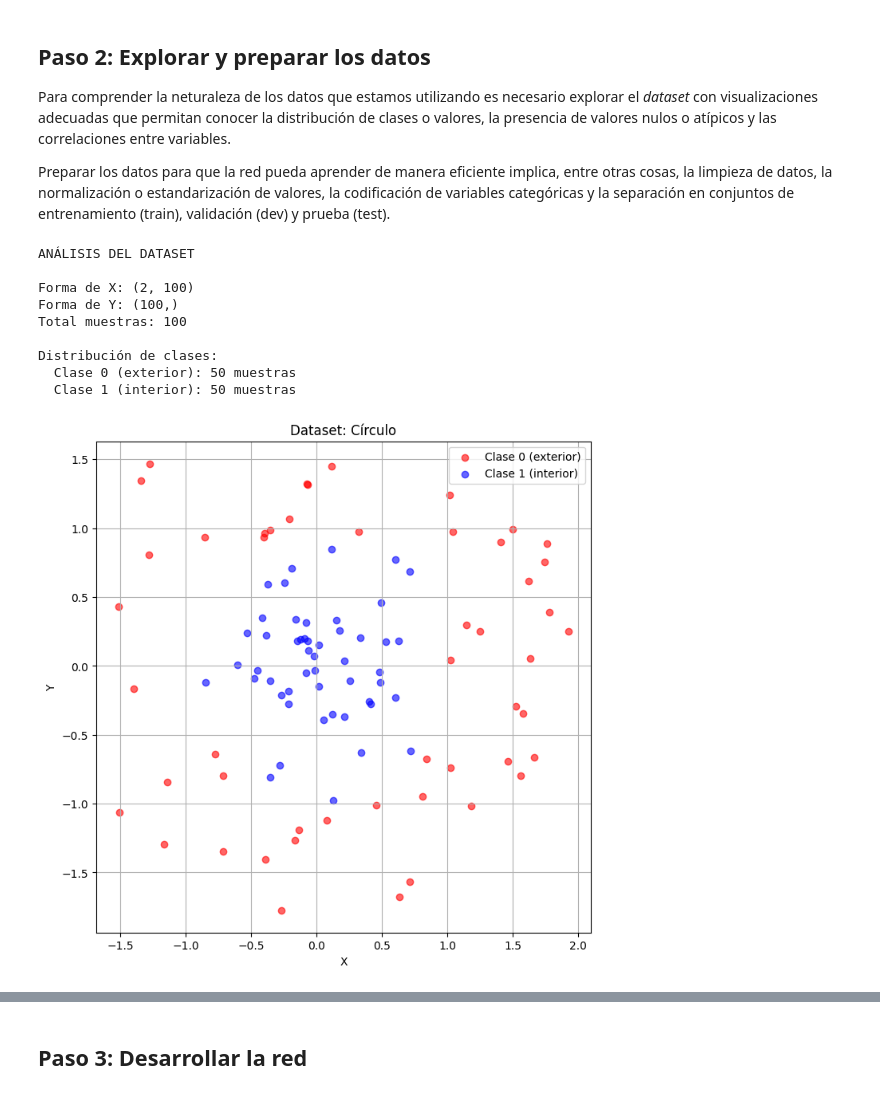
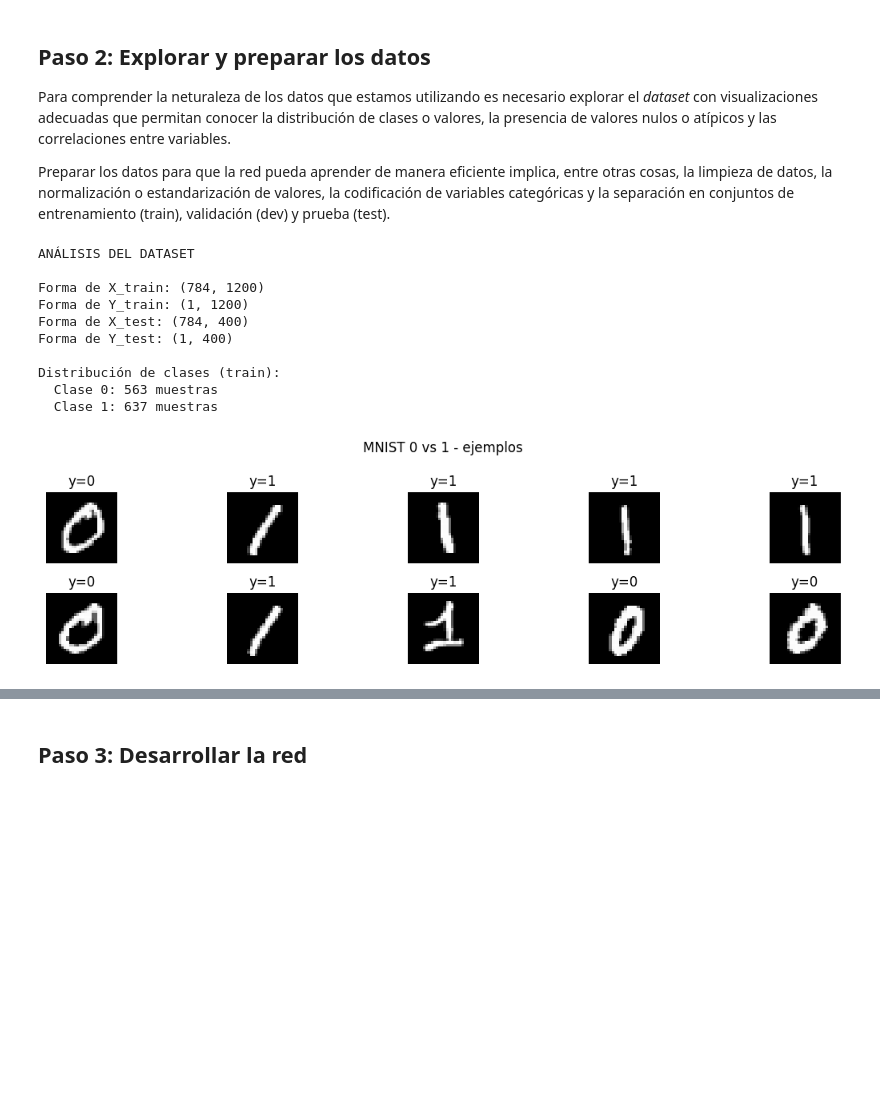
Before and after one commit to Juanseom/neural-networks-lab, a Jupyter notebook: labNN_PTIA_c.ipynb, the cells around one changed output, grey strips where cells are left out. Cells and saved outputs as stored; diff of their text form; code cells hidden in the pictures; blank space fills up the shorter version.

Commit message:
cambiar a mnist

```diff
--- a/labNN_PTIA_c.ipynb
+++ b/labNN_PTIA_c.ipynb
@@ -999,35 +995,35 @@ Preparar los datos para que la red pueda aprender de manera eficiente implica, e
 # %%
 import matplotlib.pyplot as plt
 
 print()
 print("ANÁLISIS DEL DATASET")
 print()
-print(f"Forma de X: {X_circle.shape}")
-print(f"Forma de Y: {Y_circle.shape}")
-print(f"Total muestras: {X_circle.shape[1]}")
-print(f"\nDistribución de clases:")
-print(f"  Clase 0 (exterior): {np.sum(Y_circle == 0)} muestras")
-print(f"  Clase 1 (interior): {np.sum(Y_circle == 1)} muestras")
+print(f"Forma de X_train: {X_train.shape}")
+print(f"Forma de Y_train: {Y_train.shape}")
+print(f"Forma de X_test: {X_test.shape}")
+print(f"Forma de Y_test: {Y_test.shape}")
+print(f"\nDistribución de clases (train):")
+print(f"  Clase 0: {np.sum(Y_train == 0)} muestras")
+print(f"  Clase 1: {np.sum(Y_train == 1)} muestras")
 
-plt.figure(figsize=(8, 8))
-mask_0 = Y_circle.ravel() == 0
-mask_1 = Y_circle.ravel() == 1
-plt.scatter(X_circle[0, mask_0], X_circle[1, mask_0], c='red', label='Clase 0 (exterior)', alpha=0.6)
-plt.scatter(X_circle[0, mask_1], X_circle[1, mask_1], c='blue', label='Clase 1 (interior)', alpha=0.6)
-plt.xlabel('X')
-plt.ylabel('Y')
-plt.legend()
-plt.title('Dataset: Círculo')
-plt.grid(True)
+plt.figure(figsize=(12, 3))
+for i in range(10):
+    plt.subplot(2, 5, i + 1)
+    plt.imshow(X_train[:, i].reshape(28, 28), cmap='gray')
+    plt.title(f"y={int(Y_train[0, i])}")
+    plt.axis('off')
+plt.suptitle('MNIST 0 vs 1 - ejemplos')
+plt.tight_layout()
 plt.show()
 # %% [output]
 ANÁLISIS DEL DATASET
 
-Forma de X: (2, 100)
-Forma de Y: (100,)
-Total muestras: 100
+Forma de X_train: (784, 1200)
+Forma de Y_train: (1, 1200)
+Forma de X_test: (784, 400)
+Forma de Y_test: (1, 400)
 
-Distribución de clases:
-  Clase 0 (exterior): 50 muestras
-  Clase 1 (interior): 50 muestras
+Distribución de clases (train):
+  Clase 0: 563 muestras
+  Clase 1: 637 muestras
-[figure, old version]
+[figure, new version]
```
Also changed, not shown: parts of 18 cells of this notebook.
